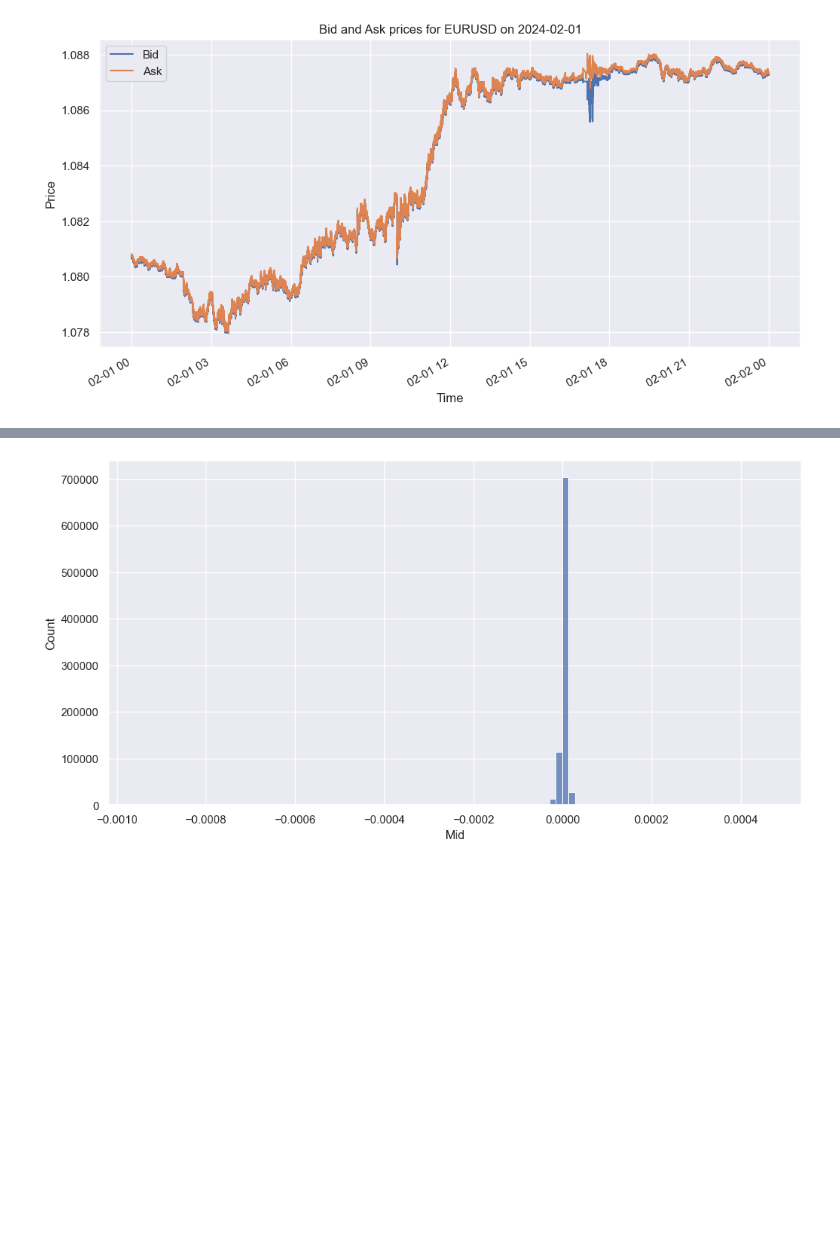
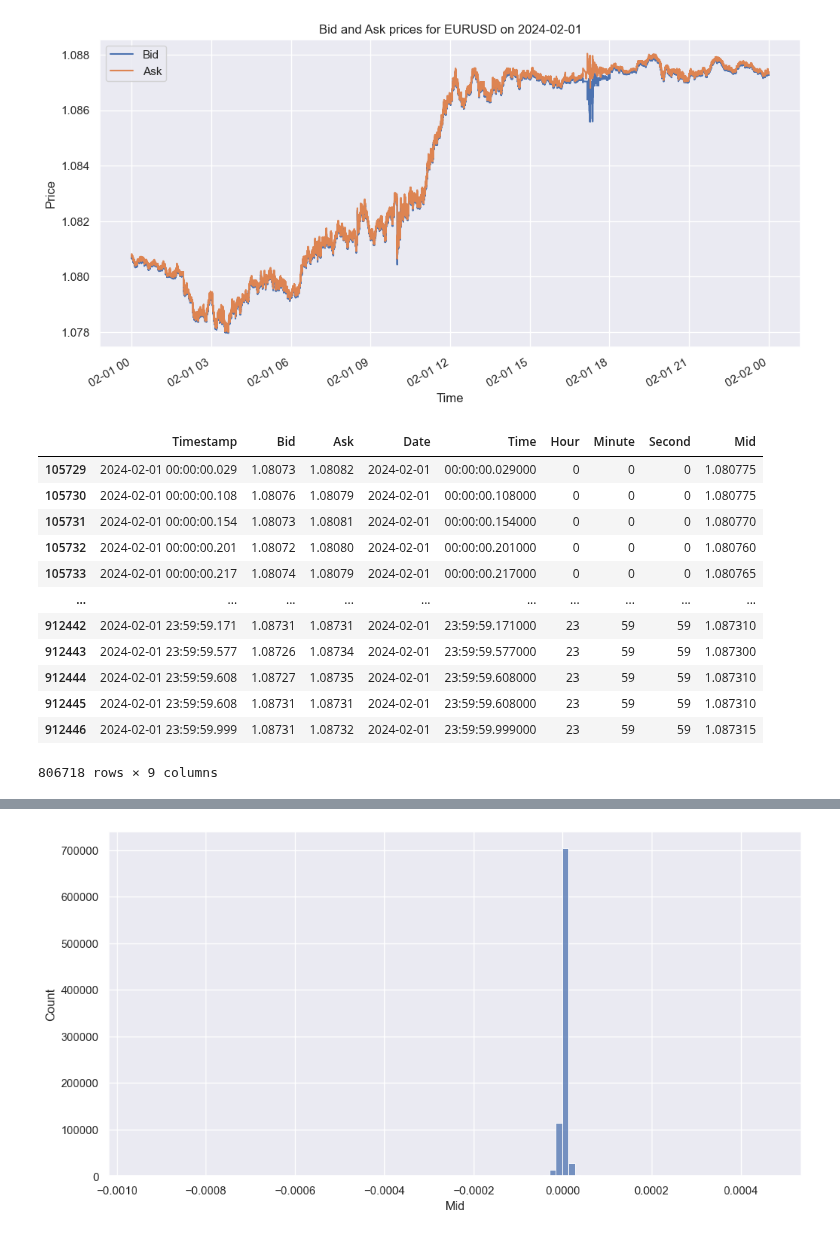
Before and after one commit to gaetanX21/hf-volatility, a Jupyter notebook: src/notebooks/playground/gaetan/gaetan_EURUSD.ipynb, the cells around one changed output, grey strips where cells are left out. Cells and saved outputs as stored; diff of their text form; code cells hidden in the pictures; blank space fills up the shorter version.

```diff
--- a/src/notebooks/playground/gaetan/gaetan_EURUSD.ipynb
+++ b/src/notebooks/playground/gaetan/gaetan_EURUSD.ipynb
@@ -33,3 +33,19 @@ oneday.plot(x='Timestamp', y=['Bid', 'Ask'], xlabel="Time", ylabel="Price", titl
 plt.show()
 # %% [output]
 [figure]
+# %%
+oneday
+# %% [output]
+|  | Timestamp | Bid | Ask | Date | Time | Hour | Minute | Second | Mid |
+| 105729 | 2024-02-01 00:00:00.029 | 1.08073 | 1.08082 | 2024-02-01 | 00:00:00.029000 | 0 | 0 | 0 | 1.080775 |
+| 105730 | 2024-02-01 00:00:00.108 | 1.08076 | 1.08079 | 2024-02-01 | 00:00:00.108000 | 0 | 0 | 0 | 1.080775 |
+| 105731 | 2024-02-01 00:00:00.154 | 1.08073 | 1.08081 | 2024-02-01 | 00:00:00.154000 | 0 | 0 | 0 | 1.080770 |
+| 105732 | 2024-02-01 00:00:00.201 | 1.08072 | 1.08080 | 2024-02-01 | 00:00:00.201000 | 0 | 0 | 0 | 1.080760 |
+| 105733 | 2024-02-01 00:00:00.217 | 1.08074 | 1.08079 | 2024-02-01 | 00:00:00.217000 | 0 | 0 | 0 | 1.080765 |
+| ... | ... | ... | ... | ... | ... | ... | ... | ... | ... |
+| 912442 | 2024-02-01 23:59:59.171 | 1.08731 | 1.08731 | 2024-02-01 | 23:59:59.171000 | 23 | 59 | 59 | 1.087310 |
+| 912443 | 2024-02-01 23:59:59.577 | 1.08726 | 1.08734 | 2024-02-01 | 23:59:59.577000 | 23 | 59 | 59 | 1.087300 |
+| 912444 | 2024-02-01 23:59:59.608 | 1.08727 | 1.08735 | 2024-02-01 | 23:59:59.608000 | 23 | 59 | 59 | 1.087310 |
+| 912445 | 2024-02-01 23:59:59.608 | 1.08731 | 1.08731 | 2024-02-01 | 23:59:59.608000 | 23 | 59 | 59 | 1.087310 |
+| 912446 | 2024-02-01 23:59:59.999 | 1.08731 | 1.08732 | 2024-02-01 | 23:59:59.999000 | 23 | 59 | 59 | 1.087315 |
+806718 rows × 9 columns
```
Also changed, not shown: parts of 2 cells of this notebook, 3 other files.
